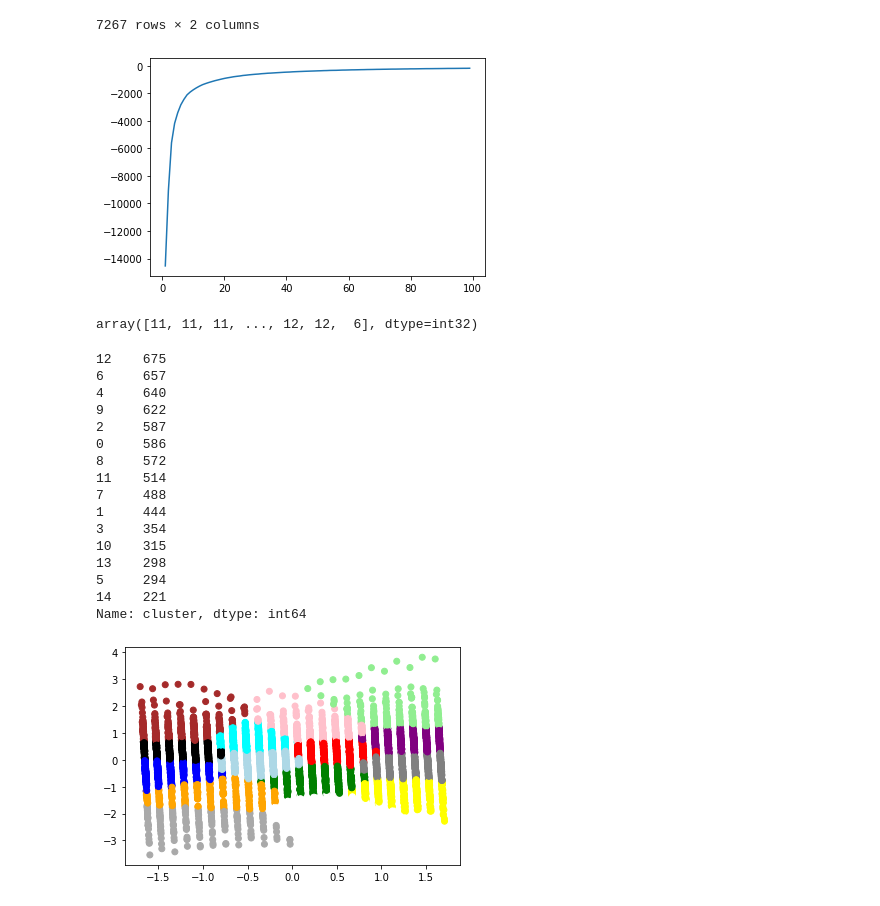
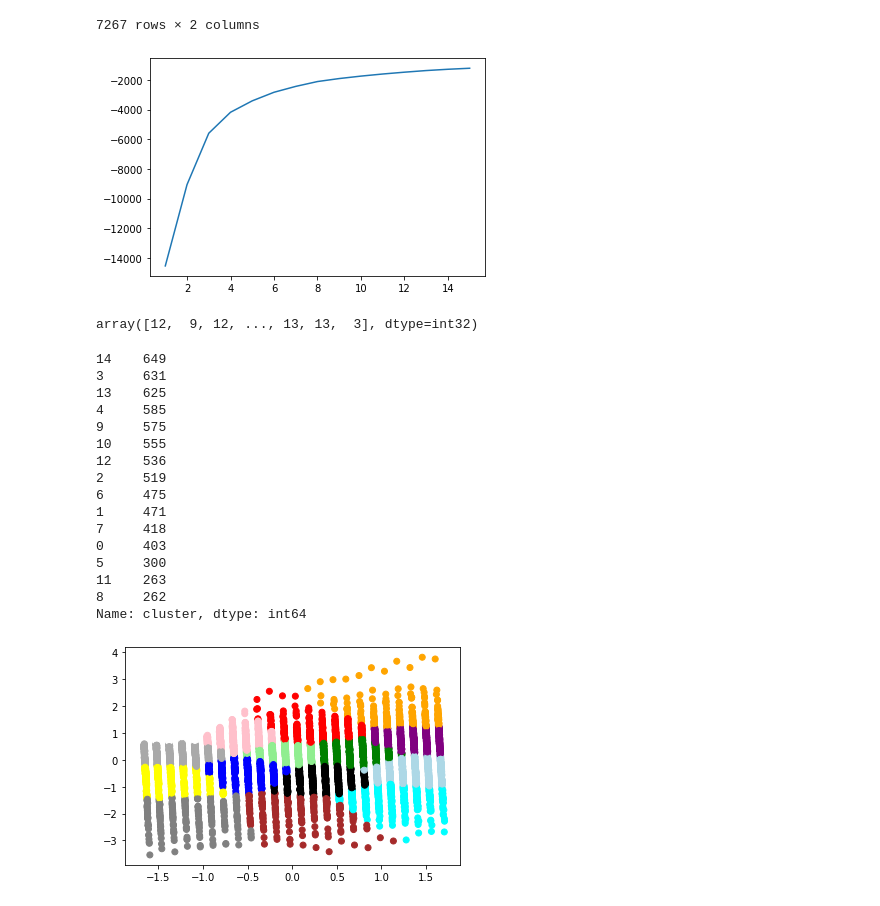
Before and after one commit to aipioneers/workshop, a Jupyter notebook: day-2/main.ipynb, the cells around one changed output. Saved outputs shown, nothing was run; the diff lists cells and outputs as text; code cells hidden in the pictures.

```diff
--- a/day-2/main.ipynb
+++ b/day-2/main.ipynb
@@ -304,39 +304,39 @@ data
 7267 rows × 2 columns
 # %%
 # calculate with different number of centroids to see the loss plot (elbow method)
-n_cluster = range(1, 100)
+n_cluster = range(1, 16)
 kmeans = [KMeans(n_clusters=i).fit(data) for i in n_cluster]
 scores = [kmeans[i].score(data) for i in range(len(kmeans))]
 fig, ax = plt.subplots()
 ax.plot(n_cluster, scores)
 plt.show()
 # %% [output]
-[figure, old version]
+[figure, new version]
 # %%
 kmeans[14].predict(data)
 # %% [output]
-array([11, 11, 11, ..., 12, 12,  6], dtype=int32)
+array([12,  9, 12, ..., 13, 13,  3], dtype=int32)
 # %%
 df['cluster'] = kmeans[14].predict(data)
 df['principal_feature1'] = data[0]
 df['principal_feature2'] = data[1]
 df['cluster'].value_counts()
 # %% [output]
-12    675
-6     657
-4     640
-9     622
-2     587
-0     586
-8     572
-11    514
-7     488
-1     444
-3     354
-10    315
-13    298
-5     294
-14    221
+14    649
+3     631
+13    625
+4     585
+9     575
+10    555
+12    536
+2     519
+6     475
+1     471
+7     418
+0     403
+5     300
+11    263
+8     262
 Name: cluster, dtype: int64
 # %%
 #plot the different clusters with the 2 main features
@@ -345,7 +345,7 @@ colors = {0:'red', 1:'blue', 2:'green', 3:'pink', 4:'black', 5:'orange', 6:'cyan
 ax.scatter(df['principal_feature1'], df['principal_feature2'], c=df["cluster"].apply(lambda x: colors[x]))
 plt.show()
 # %% [output]
-[figure, old version]
+[figure, new version]
 # %%
 %pip install pyEMMA
 # %% [output]
```
Also changed, not shown: parts of 9 cells of this notebook, 3 other files.
